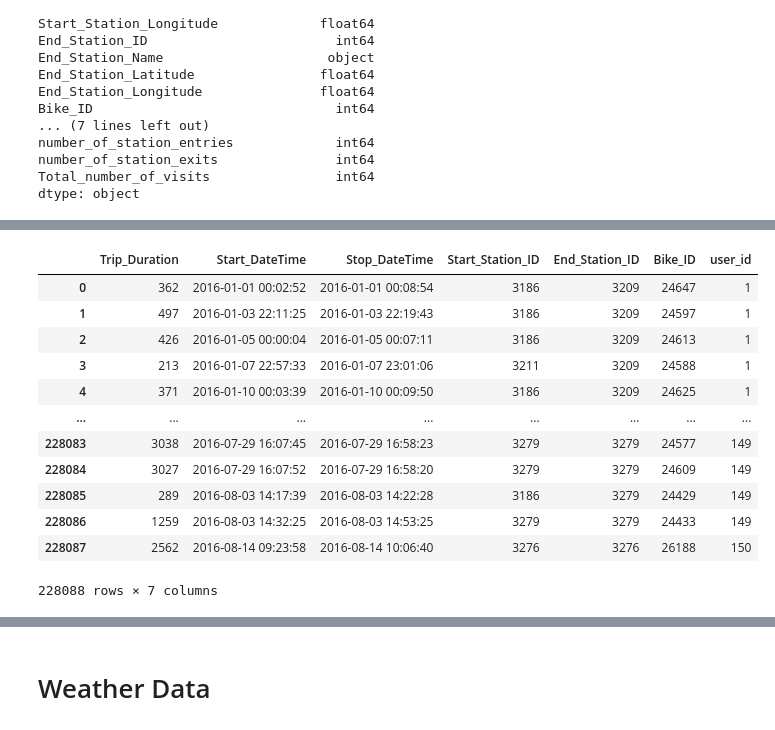
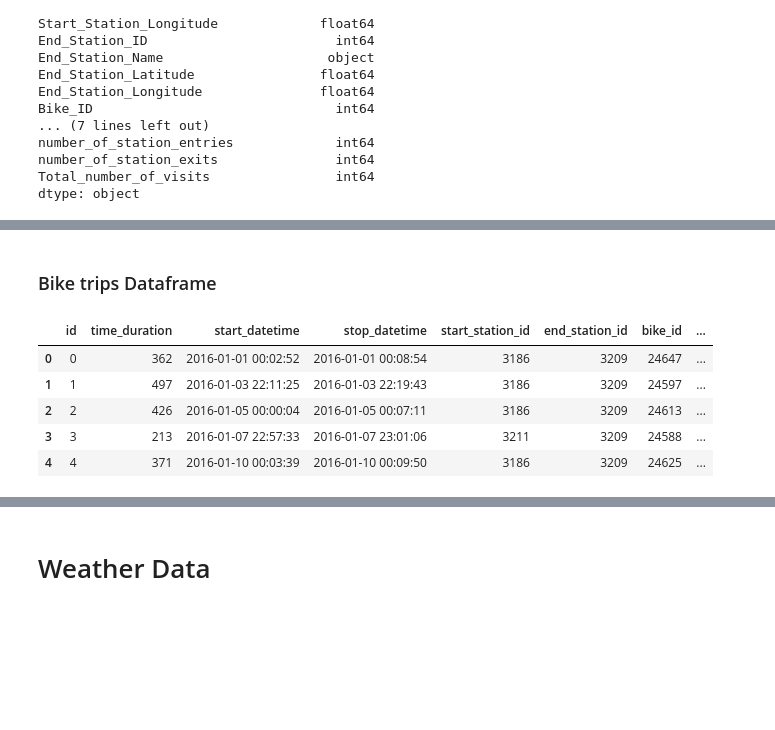
Before and after one commit to pvlasak/Codecademy_Bike_Rental_and_Weather, a Jupyter notebook: Bike_Rental_and_Weather_.ipynb, the cells around one changed output, grey strips where cells are left out. Saved outputs shown, nothing was run; the diff lists cells and outputs as text; code cells hidden in the pictures; blank space fills up the shorter version.

```diff
--- a/Bike_Rental_and_Weather_.ipynb
+++ b/Bike_Rental_and_Weather_.ipynb
@@ -648,0 +652,2 @@ df_users
+# %% [markdown]
+### Bike trips Dataframe
@@ -649,18 +657,19 @@ df_users
 # %%
 df_trips = df_trips.merge(df_users, on = ["User_Type", "Birth_Year", "Gender"])
 df_trips = df_trips.drop(labels = ["User_Type", "Birth_Year", "Gender"], axis = 1)
-df_trips
+df_trips.rename(columns = { 'Trip_Duration' : 'time_duration', \
+                           'Start_DateTime' : 'start_datetime', \
+                           'Stop_DateTime' : 'stop_datetime', \
+                           'Start_Station_ID' : 'start_station_id', \
+                           'End_Station_ID' : 'end_station_id', \
+                           'Bike_ID' : 'bike_id'}, inplace = True)
+df_trips['id'] = df_trips.index
+df_trips = df_trips[["id", "time_duration", "start_datetime", "stop_datetime", "start_station_id", "end_station_id", "bike_id", "user_id"]]
+df_trips.head()
 # %% [output]
-|  | Trip_Duration | Start_DateTime | Stop_DateTime | Start_Station_ID | End_Station_ID | Bike_ID | user_id |
-| 0 | 362 | 2016-01-01 00:02:52 | 2016-01-01 00:08:54 | 3186 | 3209 | 24647 | 1 |
-| 1 | 497 | 2016-01-03 22:11:25 | 2016-01-03 22:19:43 | 3186 | 3209 | 24597 | 1 |
-| 2 | 426 | 2016-01-05 00:00:04 | 2016-01-05 00:07:11 | 3186 | 3209 | 24613 | 1 |
-| 3 | 213 | 2016-01-07 22:57:33 | 2016-01-07 23:01:06 | 3211 | 3209 | 24588 | 1 |
-| 4 | 371 | 2016-01-10 00:03:39 | 2016-01-10 00:09:50 | 3186 | 3209 | 24625 | 1 |
-| ... | ... | ... | ... | ... | ... | ... | ... |
-| 228083 | 3038 | 2016-07-29 16:07:45 | 2016-07-29 16:58:23 | 3279 | 3279 | 24577 | 149 |
-| 228084 | 3027 | 2016-07-29 16:07:52 | 2016-07-29 16:58:20 | 3279 | 3279 | 24609 | 149 |
-| 228085 | 289 | 2016-08-03 14:17:39 | 2016-08-03 14:22:28 | 3186 | 3279 | 24429 | 149 |
-| 228086 | 1259 | 2016-08-03 14:32:25 | 2016-08-03 14:53:25 | 3279 | 3279 | 24433 | 149 |
-| 228087 | 2562 | 2016-08-14 09:23:58 | 2016-08-14 10:06:40 | 3276 | 3276 | 26188 | 150 |
+|  | id | time_duration | start_datetime | stop_datetime | start_station_id | end_station_id | bike_id | ... |
+| 0 | 0 | 362 | 2016-01-01 00:02:52 | 2016-01-01 00:08:54 | 3186 | 3209 | 24647 | ... |
+| 1 | 1 | 497 | 2016-01-03 22:11:25 | 2016-01-03 22:19:43 | 3186 | 3209 | 24597 | ... |
+| 2 | 2 | 426 | 2016-01-05 00:00:04 | 2016-01-05 00:07:11 | 3186 | 3209 | 24613 | ... |
+| 3 | 3 | 213 | 2016-01-07 22:57:33 | 2016-01-07 23:01:06 | 3211 | 3209 | 24588 | ... |
+| 4 | 4 | 371 | 2016-01-10 00:03:39 | 2016-01-10 00:09:50 | 3186 | 3209 | 24625 | ... |
-228088 rows × 7 columns
```
Also changed, not shown: parts of 19 cells of this notebook, 1 other file.
